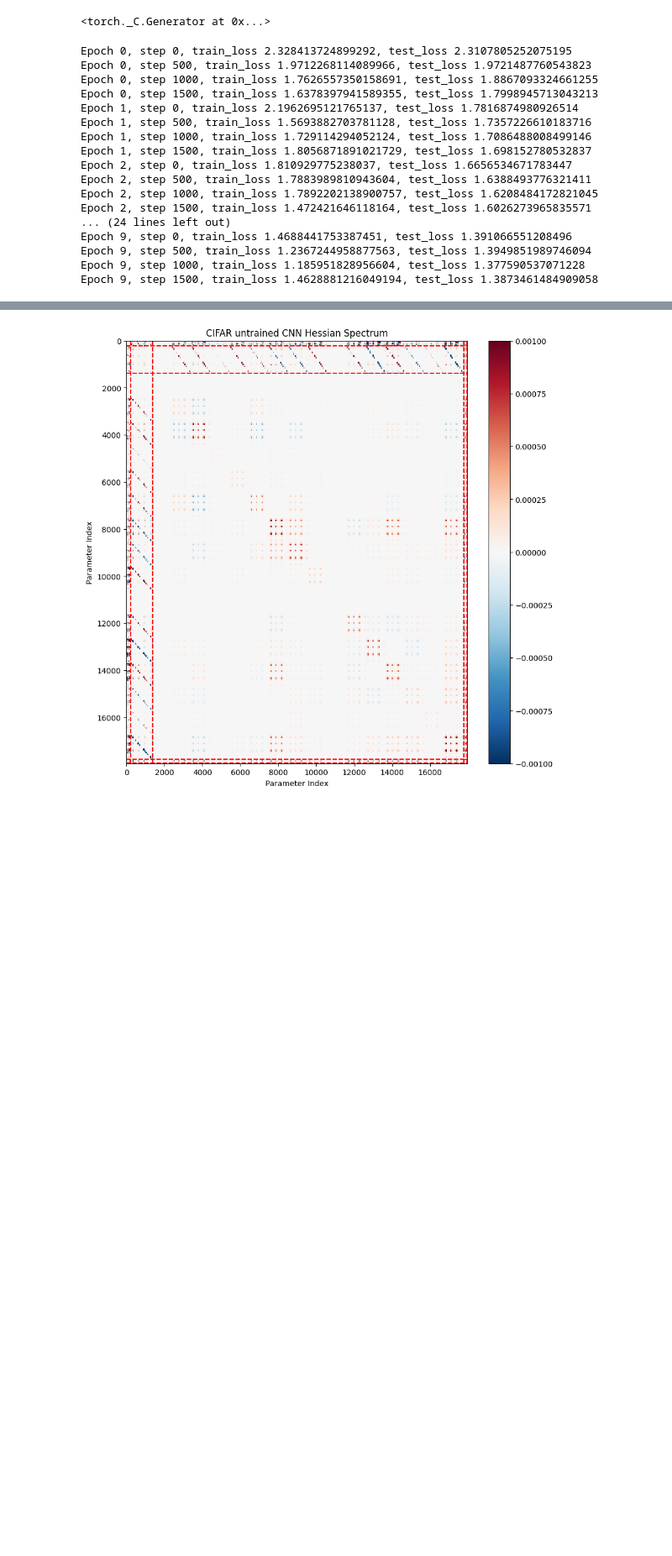
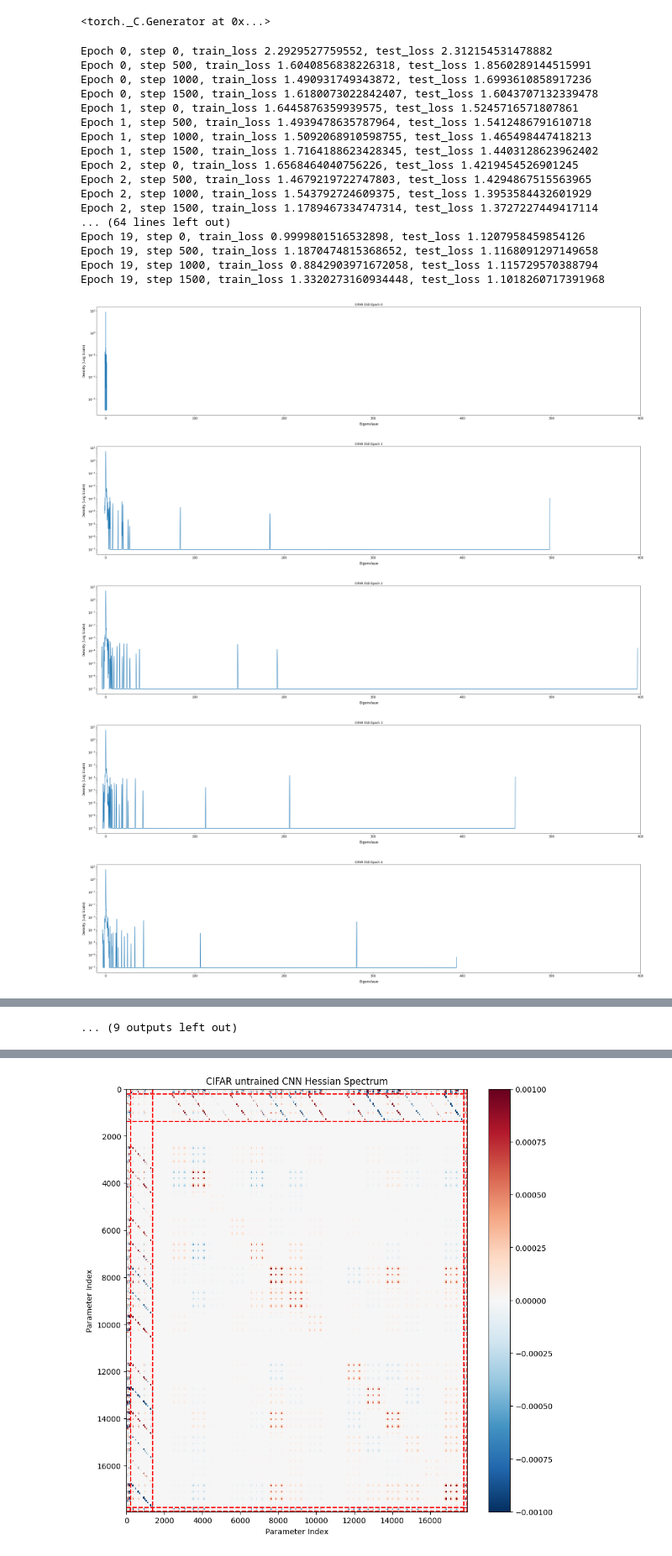
Before and after one commit to Aarsh-Wankar/DeepHessian, a Jupyter notebook: hessian_compare.ipynb, the cells around one changed output, grey strips where cells are left out. Shown at 84% size. Drawn from its saved outputs; the diff is of its cells as text; code cells hidden in the pictures; blank space fills up the shorter version.

```diff
--- a/hessian_compare.ipynb
+++ b/hessian_compare.ipynb
@@ -82,42 +89,49 @@ optimizer = torch.optim.Adam(model.parameters(), lr=0.001)
 # %%
 losses = []
 test_losses = []
 train_losses = []
-for epoch in range(10):
+for epoch in range(20):
+    mh = Hessian_model(model, loader, criterion, n_classes=10)
+    get_esd_plot(*mh.hessian_comp.density(), save_path=f'esd_images/cifar_esd_epoch_{epoch}.png', title=f'CIFAR ESD Epoch {epoch}', x_lims = (-10, 600))
     for i, (data, target) in enumerate(dataloader):
         optimizer.zero_grad()
         output = model(data)
         #output_test = model(test_X)
         loss = criterion(output, target)
         # loss_test = criterion(output_test, test_y)
         loss.backward()
         optimizer.step()
         losses.append(loss.item())
         if i % 500 == 0:
             output = model(val_x)
             loss_train = criterion(output, val_y)
             output = model(test_X)
             loss_test = criterion(output, test_y)
             print(f"Epoch {epoch}, step {i}, train_loss {loss.item()}, test_loss {loss_test.item()}")
             output_test = model(test_X)
             test_losses.append(loss_test.item())
             train_losses.append(loss_train.item())
     #print(loss.item())
 # %% [output]
-Epoch 0, step 0, train_loss 2.328413724899292, test_loss 2.3107805252075195
-Epoch 0, step 500, train_loss 1.9712268114089966, test_loss 1.9721487760543823
-Epoch 0, step 1000, train_loss 1.7626557350158691, test_loss 1.8867093324661255
-Epoch 0, step 1500, train_loss 1.6378397941589355, test_loss 1.7998945713043213
-Epoch 1, step 0, train_loss 2.1962695121765137, test_loss 1.7816874980926514
-Epoch 1, step 500, train_loss 1.5693882703781128, test_loss 1.7357226610183716
-Epoch 1, step 1000, train_loss 1.729114294052124, test_loss 1.7086488008499146
-Epoch 1, step 1500, train_loss 1.8056871891021729, test_loss 1.698152780532837
-Epoch 2, step 0, train_loss 1.810929775238037, test_loss 1.6656534671783447
-Epoch 2, step 500, train_loss 1.7883989810943604, test_loss 1.6388493776321411
-Epoch 2, step 1000, train_loss 1.7892202138900757, test_loss 1.6208484172821045
-Epoch 2, step 1500, train_loss 1.472421646118164, test_loss 1.6026273965835571
-... (24 lines left out)
-Epoch 9, step 0, train_loss 1.4688441753387451, test_loss 1.391066551208496
-Epoch 9, step 500, train_loss 1.2367244958877563, test_loss 1.3949851989746094
-Epoch 9, step 1000, train_loss 1.185951828956604, test_loss 1.377590537071228
-Epoch 9, step 1500, train_loss 1.4628881216049194, test_loss 1.3873461484909058
+Epoch 0, step 0, train_loss 2.2929527759552, test_loss 2.312154531478882
+Epoch 0, step 500, train_loss 1.6040856838226318, test_loss 1.8560289144515991
+Epoch 0, step 1000, train_loss 1.490931749343872, test_loss 1.6993610858917236
+Epoch 0, step 1500, train_loss 1.6180073022842407, test_loss 1.6043707132339478
+Epoch 1, step 0, train_loss 1.6445876359939575, test_loss 1.5245716571807861
+Epoch 1, step 500, train_loss 1.4939478635787964, test_loss 1.5412486791610718
+Epoch 1, step 1000, train_loss 1.5092068910598755, test_loss 1.465498447418213
+Epoch 1, step 1500, train_loss 1.7164188623428345, test_loss 1.4403128623962402
+Epoch 2, step 0, train_loss 1.6568464040756226, test_loss 1.4219454526901245
+Epoch 2, step 500, train_loss 1.4679219722747803, test_loss 1.4294867515563965
+Epoch 2, step 1000, train_loss 1.543792724609375, test_loss 1.3953584432601929
+Epoch 2, step 1500, train_loss 1.1789467334747314, test_loss 1.3727227449417114
+... (64 lines left out)
+Epoch 19, step 0, train_loss 0.9999801516532898, test_loss 1.1207958459854126
+Epoch 19, step 500, train_loss 1.1870474815368652, test_loss 1.1168091297149658
+Epoch 19, step 1000, train_loss 0.8842903971672058, test_loss 1.115729570388794
+Epoch 19, step 1500, train_loss 1.3320273160934448, test_loss 1.1018260717391968
+[figure, added]
+[figure, added]
+[figure, added]
+[figure, added]
+[figure, added]
@@ -124,3 +144,4 @@ Epoch 9, step 1500, train_loss 1.4628881216049194, test_loss 1.3873461484909058
+... (9 outputs left out)
 # %%
 output = model(test_X)
 _, predicted = torch.max(output, 1)
```
Also changed, not shown: parts of 12 cells of this notebook, 24 other files.
